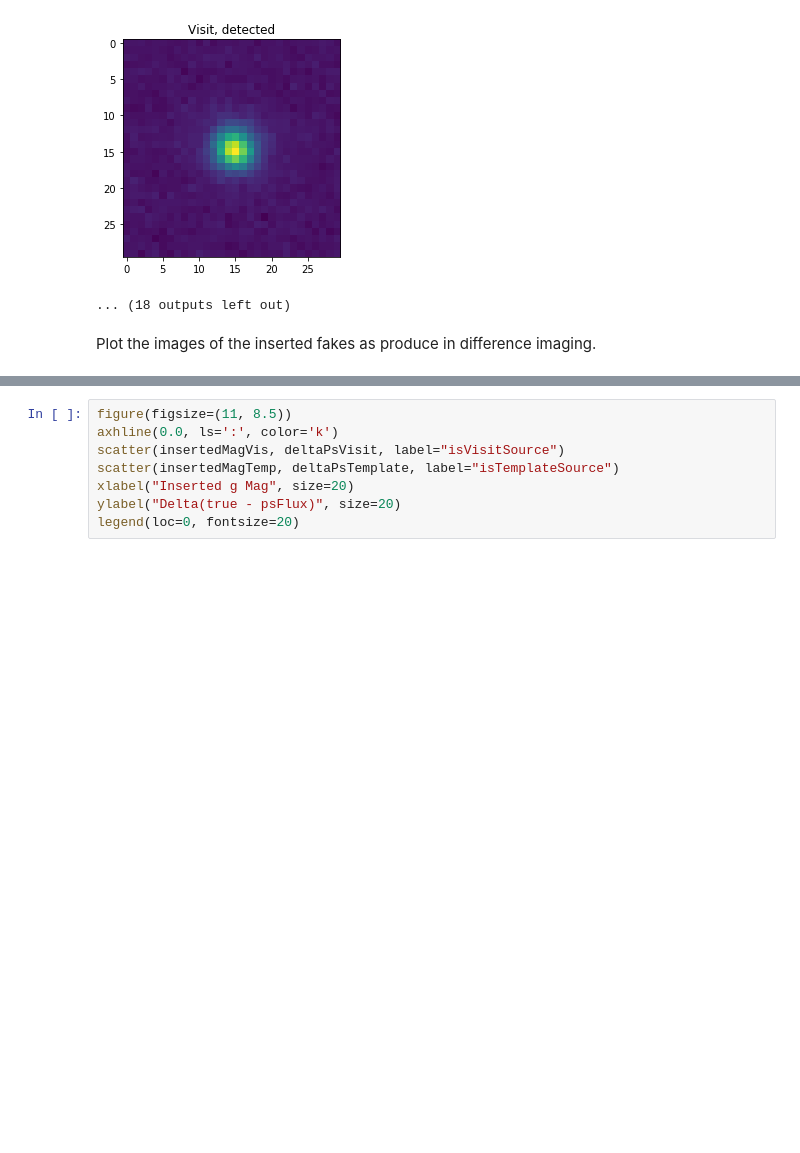
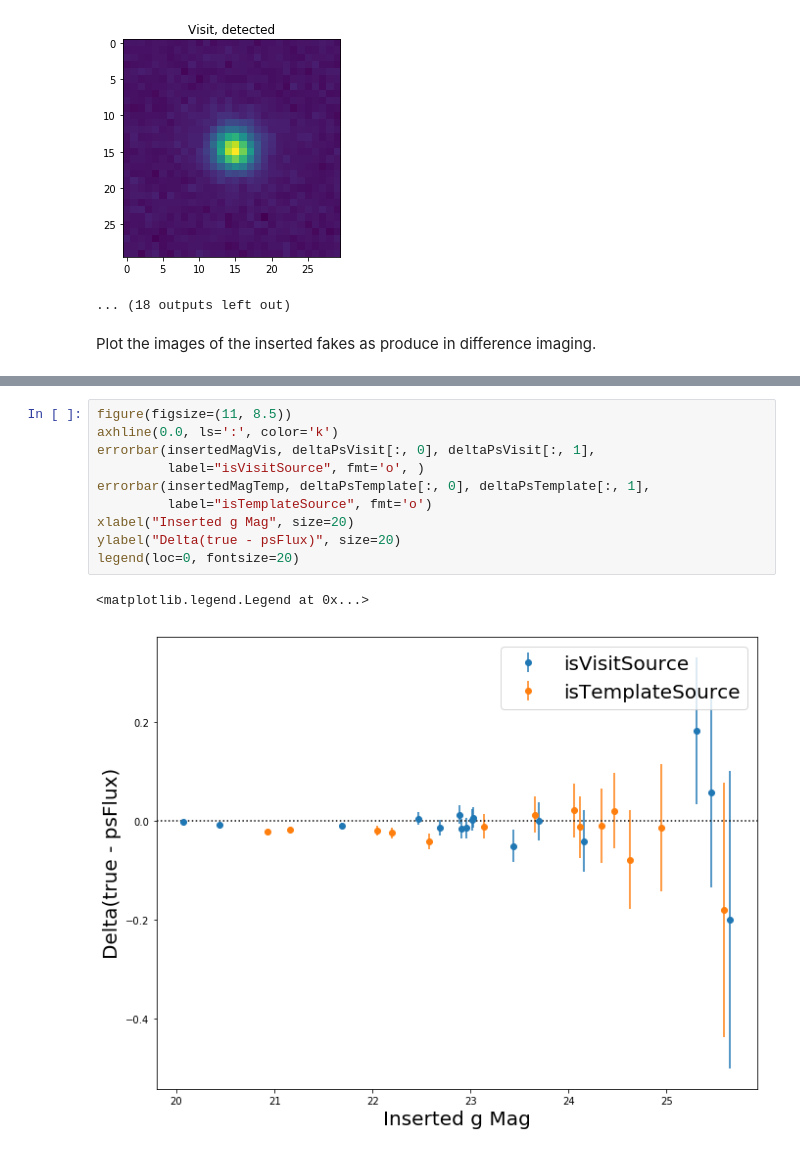
Before and after one commit to lsst/ap_verify, a Jupyter notebook: doc/notebooks/DM-20749.ipynb, the cells around one changed output, grey strips where cells are left out. Drawn from its saved outputs; the diff is of its cells as text; blank space fills up the shorter version.

```diff
--- a/doc/notebooks/DM-20749.ipynb
+++ b/doc/notebooks/DM-20749.ipynb
@@ -224,11 +261,16 @@ legend(loc=2, fontsize=20)
 # %%
 figure(figsize=(11, 8.5))
 axhline(0.0, ls=':', color='k')
-scatter(insertedMagVis, deltaPsVisit, label="isVisitSource")
-scatter(insertedMagTemp, deltaPsTemplate, label="isTemplateSource")
+errorbar(insertedMagVis, deltaPsVisit[:, 0], deltaPsVisit[:, 1],
+         label="isVisitSource", fmt='o', )
+errorbar(insertedMagTemp, deltaPsTemplate[:, 0], deltaPsTemplate[:, 1],
+         label="isTemplateSource", fmt='o')
 xlabel("Inserted g Mag", size=20)
 ylabel("Delta(true - psFlux)", size=20)
 legend(loc=0, fontsize=20)
+# %% [output]
+<matplotlib.legend.Legend at 0x...>
+[figure, added]
 # %%
 figure(figsize=(11, 8.5))
 axhline(0.0, ls=':', color='k')
```
Also changed, not shown: parts of 11 cells of this notebook.
